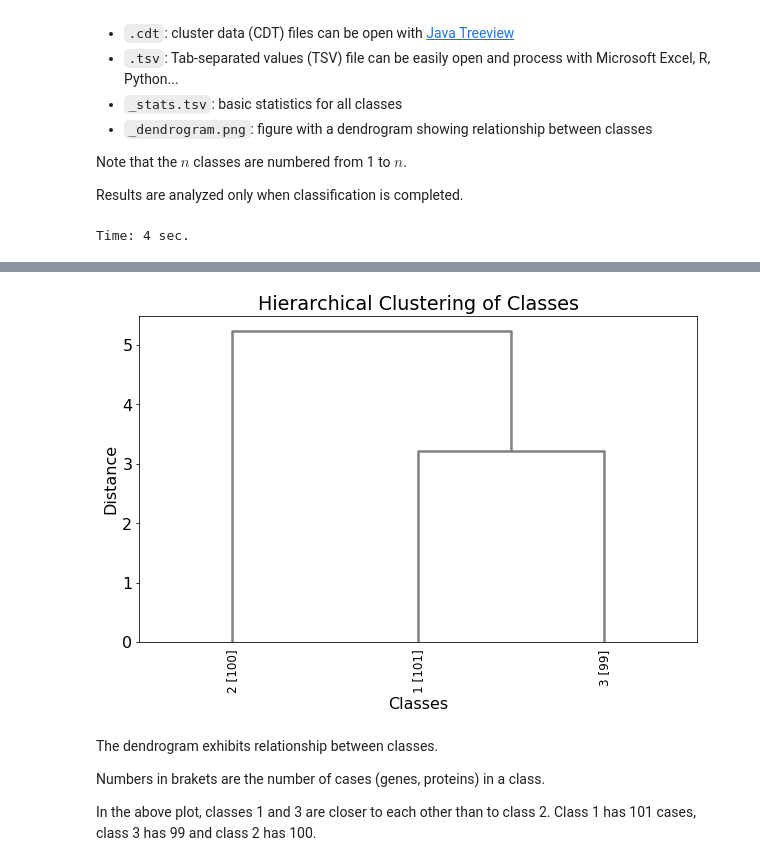
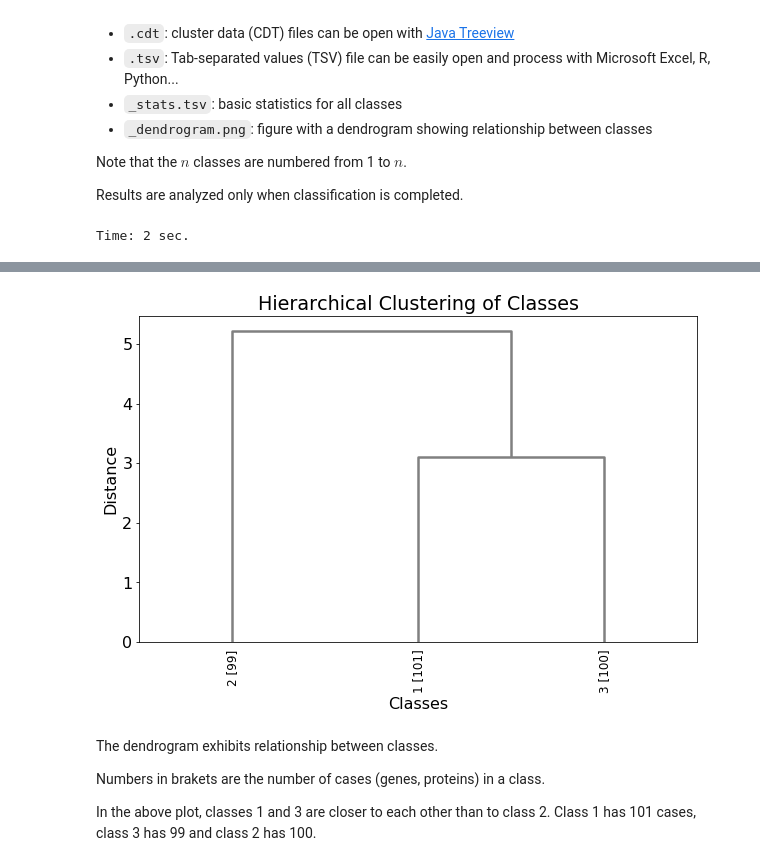
Before and after one commit to pierrepo/autoclasswrapper, a Jupyter notebook: notebooks/demo_toy.ipynb, the cells around one changed output, grey strips where cells are left out. Saved outputs shown, nothing was run; the diff lists cells and outputs as text; code cells hidden in the pictures.

```diff
--- a/notebooks/demo_toy.ipynb
+++ b/notebooks/demo_toy.ipynb
@@ -172,7 +184,7 @@ step = 2
 while not Path("autoclass-run-success").exists():
     timer += step
     sys.stdout.write("\r")
-    sys.stdout.write("Time: {} sec.".format(timer))
+    sys.stdout.write(f"Time: {timer} sec.")
     sys.stdout.flush()
     time.sleep(step)
 
@@ -184,4 +196,4 @@ results.write_cdt(with_proba=True)
 results.write_class_stats()
 results.write_dendrogram()
 # %% [output]
-Time: 4 sec.
+Time: 2 sec.
@@ -196,4 +208,4 @@ Time: 4 sec.
-[figure, old version]
+[figure, new version]
 # %% [markdown]
 The dendrogram exhibits relationship between classes.
 
```
Also changed, not shown: parts of 14 cells of this notebook, 5 other files.
